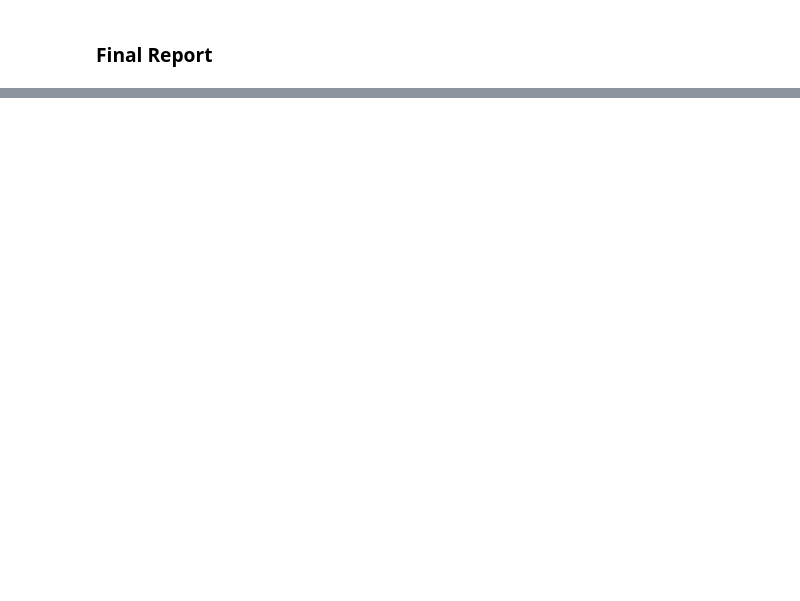
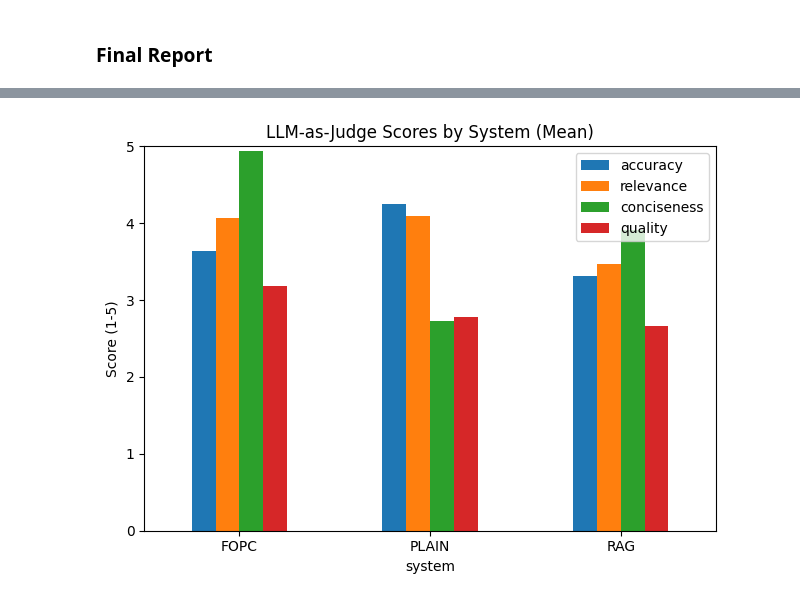
Before and after one commit to atom218/KRR-project, a Jupyter notebook: FoodData_Central_foundation_food_csv_2025-12-18/query_comparison.ipynb, the cells around one changed output, grey strips where cells are left out. Drawn from its saved outputs; the diff is of its cells as text; code cells hidden in the pictures; blank space fills up the shorter version.

```diff
--- a/FoodData_Central_foundation_food_csv_2025-12-18/query_comparison.ipynb
+++ b/FoodData_Central_foundation_food_csv_2025-12-18/query_comparison.ipynb
@@ -2108,0 +2260,6 @@ You should avoid the Venetian duck ragu and the ribollita recipes because they c
+# %%
+for item in pairs:
+
+    item["fopc_length"] = len(item["fopc"].split())
+    item["rag_length"] = len(item["rag"].split())
+    item["plain_length"] = len(item["plain"].split())
@@ -2108,0 +2367,12 @@ You should avoid the Venetian duck ragu and the ribollita recipes because they c
+# %%
+def conciseness_score(length_chars):
+    if length_chars <= 40:
+        return 5
+    elif length_chars <= 80:
+        return 4
+    elif length_chars <= 120:
+        return 3
+    elif length_chars <= 180:
+        return 2
+    else:
+        return 1
@@ -2108,0 +2464,9 @@ You should avoid the Venetian duck ragu and the ribollita recipes because they c
+# %%
+df["overall"] = (
+    df["accuracy"]*0.45 +
+    df["relevance"]*0.25 +
+    df["quality"]*0.15 +
+    df["conciseness"]*0.15
+)
+
+df.groupby("system")[["accuracy","relevance","quality","conciseness","overall","length"]].mean()
@@ -2108,0 +2479,14 @@ You should avoid the Venetian duck ragu and the ribollita recipes because they c
+# %%
+import matplotlib.pyplot as plt
+
+mean_scores = df.groupby("system")[["accuracy","relevance","conciseness","quality"]].mean()
+
+ax = mean_scores.plot(kind="bar")
+plt.title("LLM-as-Judge Scores by System (Mean)")
+plt.ylabel("Score (1-5)")
+plt.ylim(0, 5)
+plt.xticks(rotation=0)
+plt.tight_layout()
+plt.show()
+# %% [output]
+[figure, added]
```
Also changed, not shown: parts of 28 cells of this notebook.
